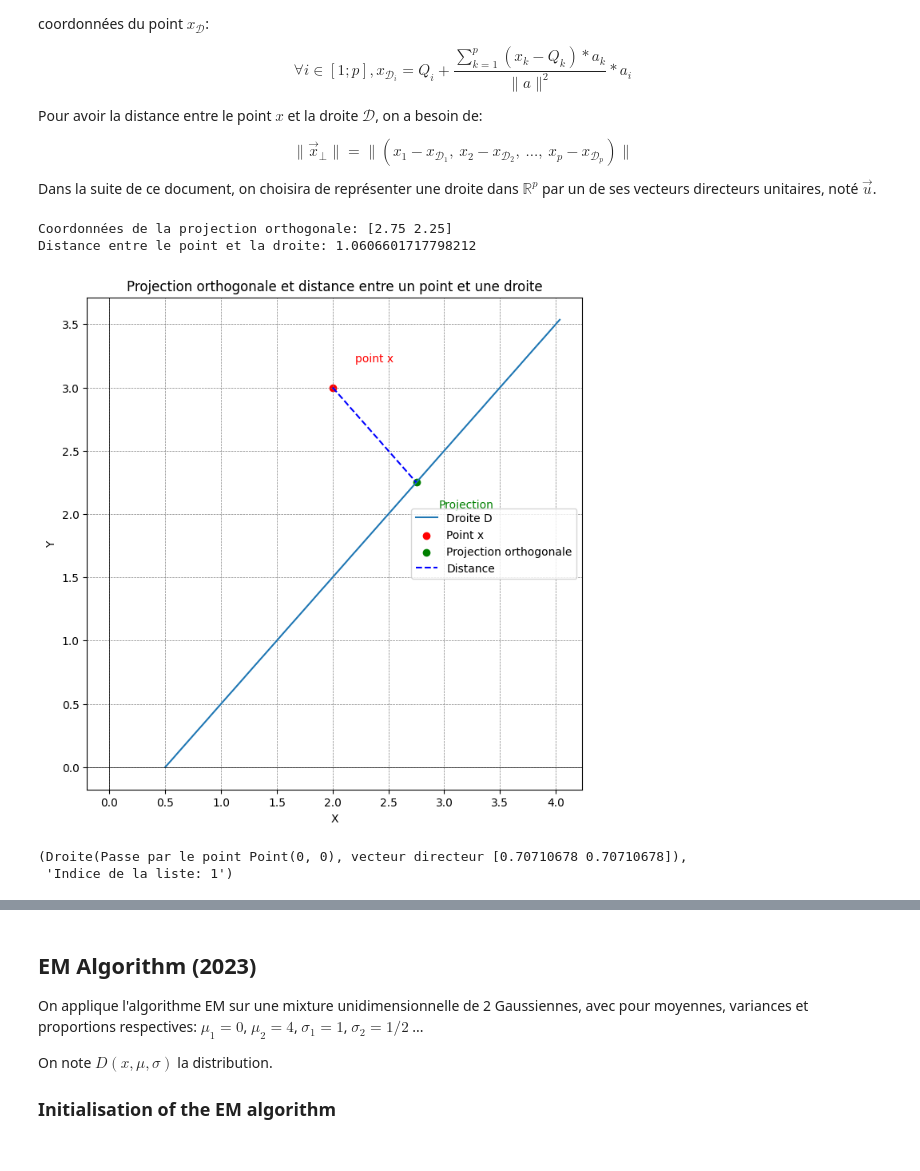
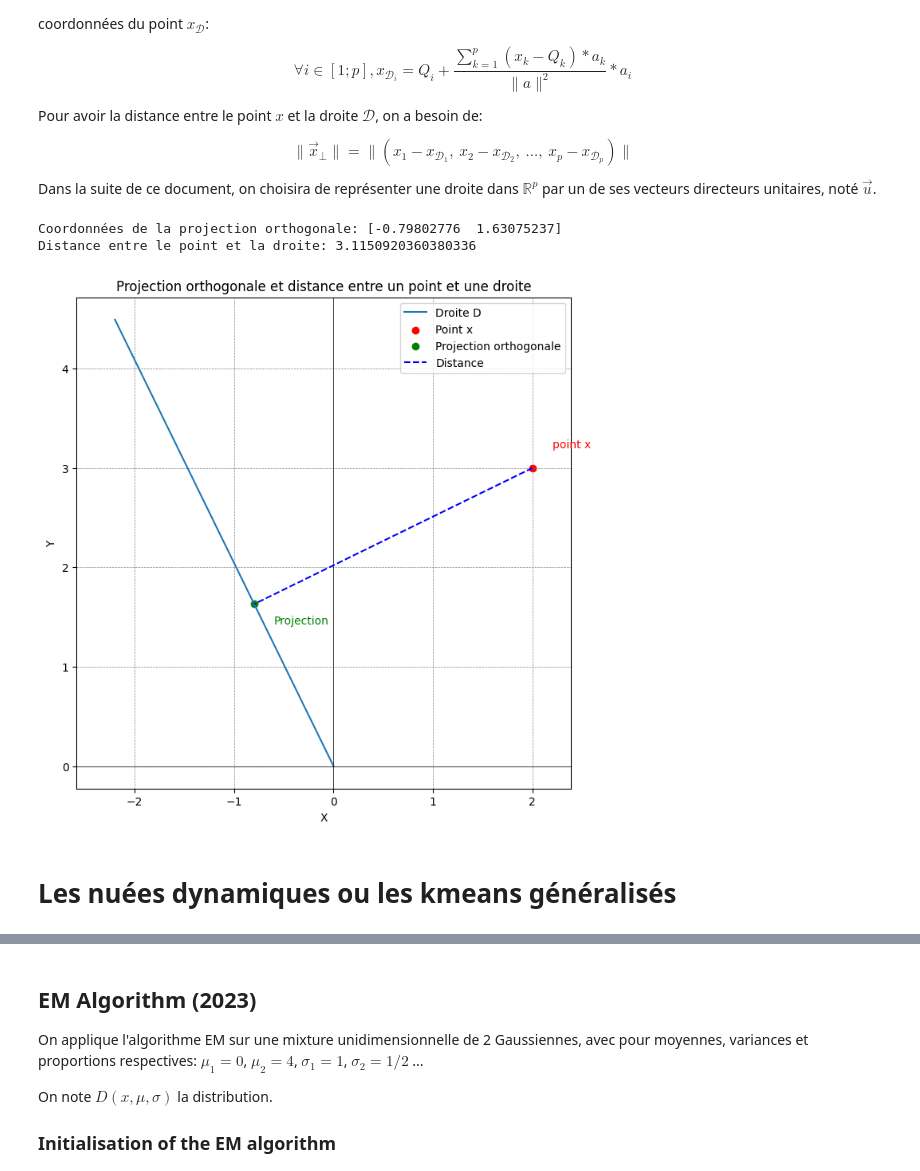
Before and after one commit to NoahKWM/ANDO, a Jupyter notebook: projet_ando.ipynb, the cells around one changed output, grey strips where cells are left out. Cells and saved outputs as stored; diff of their text form; code cells hidden in the pictures.

```diff
--- a/projet_ando.ipynb
+++ b/projet_ando.ipynb
@@ -55,19 +56,19 @@ def distance_projection(x, u, q):
     return np.linalg.norm(x - projection)
 # %%
 class Point():
-    def __init__(self, *coordonnées: float):
-        self.coordonnées = np.array(coordonnées)
+    def __init__(self, coordonnées: np.array):
+        self.coordonnées = coordonnées
 
     def __repr__(self):
-        return f"Point{tuple(self.coordonnées)}"
+        return f"Point({self.coordonnées})"
 
     def dim(self):
-        return len(self.coordonnées)
+        return self.coordonnées.shape[0]
 
 class Droite():
     def __init__(self, point: Point, vecteur: np.array):
         if (point.dim() != vecteur.shape[0]):
-            raise Exception("Le vecteur doit avoir la même dimension que le point")
+            raise Exception("Le vecteur doit avoir la même dimension que le point", point.dim(), vecteur.shape[0])
         self.point = point
         self.vecteur = vecteur/np.linalg.norm(vecteur)
 
@@ -76,18 +77,17 @@ class Droite():
 
     def projection_orthogonale(self, point: Point):
         if (point.dim() != self.vecteur.shape[0]):
-            raise Exception("Le point doit avoir la même dimension que le vecteur directeur")
+           raise Exception("Le point doit avoir la même dimension que le vecteur directeur,", point.dim(), self.vecteur.shape[0])
         return projection_orthogonale(point.coordonnées, self.vecteur, self.point.coordonnées)
 
     def distance_projection(self, point: Point):
         if (point.dim() != self.vecteur.shape[0]):
-            raise Exception("Le point doit avoir la même dimension que le vecteur directeur")
+            raise Exception("Le point doit avoir la même dimension que le vecteur directeur,", point.dim(), self.vecteur.shape[0])
         return distance_projection(point.coordonnées, self.vecteur, self.point.coordonnées)
 # %%
 # Fonction pour afficher la projection orthogonale d'un point sur une droite
 # x: point à projeter
-# u: vecteur directeur de la droite
-# q: point de la droite
+# droite: droite de la projection
 def plot_projection_distance(x: Point, D: Droite):
     # Calculer la projection orthogonale
     projection = D.projection_orthogonale(x)
@@ -121,6 +121,7 @@ def plot_projection_distance(x: Point, D: Droite):
     plt.axvline(0, color='black',linewidth=0.5)
     plt.grid(color = 'gray', linestyle = '--', linewidth = 0.5)
     plt.legend()
+    plt.axis('equal')
     plt.title('Projection orthogonale et distance entre un point et une droite')
 
     # Afficher le graphique
@@ -128,22 +129,22 @@ def plot_projection_distance(x: Point, D: Droite):
 
 #nbconvert
 # %%
-x = Point(2, 3)
-D = Droite(Point(0.5, 0), np.array([1, 1]))
+x = Point(np.array([2, 3]))
+D = Droite(Point(np.array([0,0])), np.array([-2.3, 4.7]))
 
 
 # Calculer la projection orthogonale
 projection = D.projection_orthogonale(x)
 print("Coordonnées de la projection orthogonale:", projection)
 
 # Calculer la distance entre le point et la droite
 distance = D.distance_projection(x)
 print("Distance entre le point et la droite:", distance)
 plot_projection_distance(x, D)
 # %% [output]
-Coordonnées de la projection orthogonale: [2.75 2.25]
-Distance entre le point et la droite: 1.0606601717798212
+Coordonnées de la projection orthogonale: [-0.79802776  1.63075237]
+Distance entre le point et la droite: 3.1150920360380336
-[figure, old version]
+[figure, new version]
 # %%
 # Fonction pour calculer la droite la plus proche d'un point
 # x: un point de l'espace
@@ -163,9 +164,5 @@ def droite_plus_proche(x, droites):
         indice_plus_proche = np.random.choice(indices_egalite)
 
     return droites[indice_plus_proche], "Indice de la liste: {}".format(indice_plus_proche)
-
-
-droite_plus_proche(x, [D, Droite(Point(0, 0), np.array([1, 1]))])
-# %% [output]
-(Droite(Passe par le point Point(0, 0), vecteur directeur [0.70710678 0.70710678]),
- 'Indice de la liste: 1')
+# %% [markdown]
+# Les nuées dynamiques ou les kmeans généralisés
```
Also changed, not shown: parts of 8 cells of this notebook, 1 other file.
